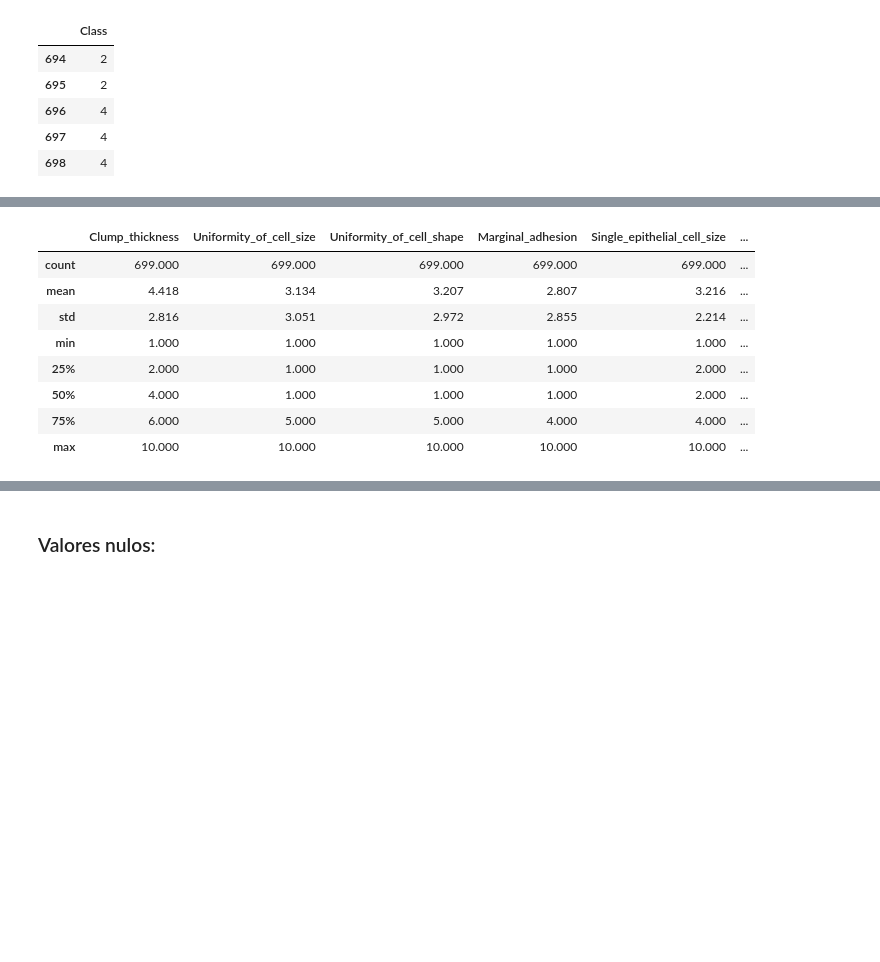
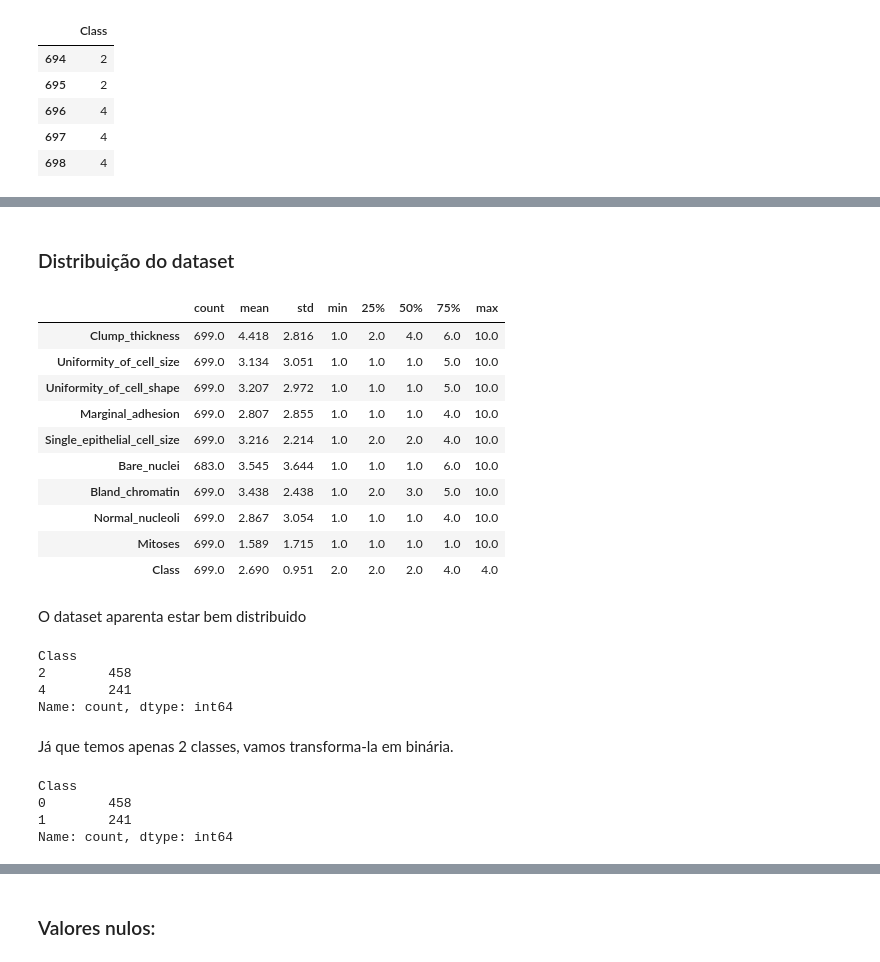
Before and after one commit to IvonLuiz/breast_cancer_kmeans, a Jupyter notebook: breast_cancer_kmeans.ipynb, the cells around one changed output, grey strips where cells are left out. Saved outputs shown, nothing was run; the diff lists cells and outputs as text; code cells hidden in the pictures; blank space fills up the shorter version.

Commit message:
describe, targets binary, and bar plot

```diff
--- a/breast_cancer_kmeans.ipynb
+++ b/breast_cancer_kmeans.ipynb
@@ -77,12 +104,39 @@ y.tail()
+# %% [markdown]
+### Distribuição do dataset
+# %%
+full_dataset = pd.concat([X, y])
 # %%
-X.describe().round(3)
+full_dataset.describe().round(3).T
 # %% [output]
-|  | Clump_thickness | Uniformity_of_cell_size | Uniformity_of_cell_shape | Marginal_adhesion | Single_epithelial_cell_size | ... |
-| count | 699.000 | 699.000 | 699.000 | 699.000 | 699.000 | ... |
-| mean | 4.418 | 3.134 | 3.207 | 2.807 | 3.216 | ... |
-| std | 2.816 | 3.051 | 2.972 | 2.855 | 2.214 | ... |
-| min | 1.000 | 1.000 | 1.000 | 1.000 | 1.000 | ... |
-| 25% | 2.000 | 1.000 | 1.000 | 1.000 | 2.000 | ... |
-| 50% | 4.000 | 1.000 | 1.000 | 1.000 | 2.000 | ... |
-| 75% | 6.000 | 5.000 | 5.000 | 4.000 | 4.000 | ... |
-| max | 10.000 | 10.000 | 10.000 | 10.000 | 10.000 | ... |
+|  | count | mean | std | min | 25% | 50% | 75% | max |
+| Clump_thickness | 699.0 | 4.418 | 2.816 | 1.0 | 2.0 | 4.0 | 6.0 | 10.0 |
+| Uniformity_of_cell_size | 699.0 | 3.134 | 3.051 | 1.0 | 1.0 | 1.0 | 5.0 | 10.0 |
+| Uniformity_of_cell_shape | 699.0 | 3.207 | 2.972 | 1.0 | 1.0 | 1.0 | 5.0 | 10.0 |
+| Marginal_adhesion | 699.0 | 2.807 | 2.855 | 1.0 | 1.0 | 1.0 | 4.0 | 10.0 |
+| Single_epithelial_cell_size | 699.0 | 3.216 | 2.214 | 1.0 | 2.0 | 2.0 | 4.0 | 10.0 |
+| Bare_nuclei | 683.0 | 3.545 | 3.644 | 1.0 | 1.0 | 1.0 | 6.0 | 10.0 |
+| Bland_chromatin | 699.0 | 3.438 | 2.438 | 1.0 | 2.0 | 3.0 | 5.0 | 10.0 |
+| Normal_nucleoli | 699.0 | 2.867 | 3.054 | 1.0 | 1.0 | 1.0 | 4.0 | 10.0 |
+| Mitoses | 699.0 | 1.589 | 1.715 | 1.0 | 1.0 | 1.0 | 1.0 | 10.0 |
+| Class | 699.0 | 2.690 | 0.951 | 2.0 | 2.0 | 2.0 | 4.0 | 4.0 |
+# %% [markdown]
+O dataset aparenta estar bem distribuido
+# %%
+class_counts = y.value_counts()
+class_counts
+# %% [output]
+Class
+2        458
+4        241
+Name: count, dtype: int64
+# %% [markdown]
+Já que temos apenas 2 classes, vamos transforma-la em binária.
+# %%
+y = y.replace({2: 0, 4: 1})
+class_counts = y.value_counts()
+class_counts
+# %% [output]
+Class
+0        458
+1        241
+Name: count, dtype: int64
```
Also changed, not shown: parts of 6 cells of this notebook.
